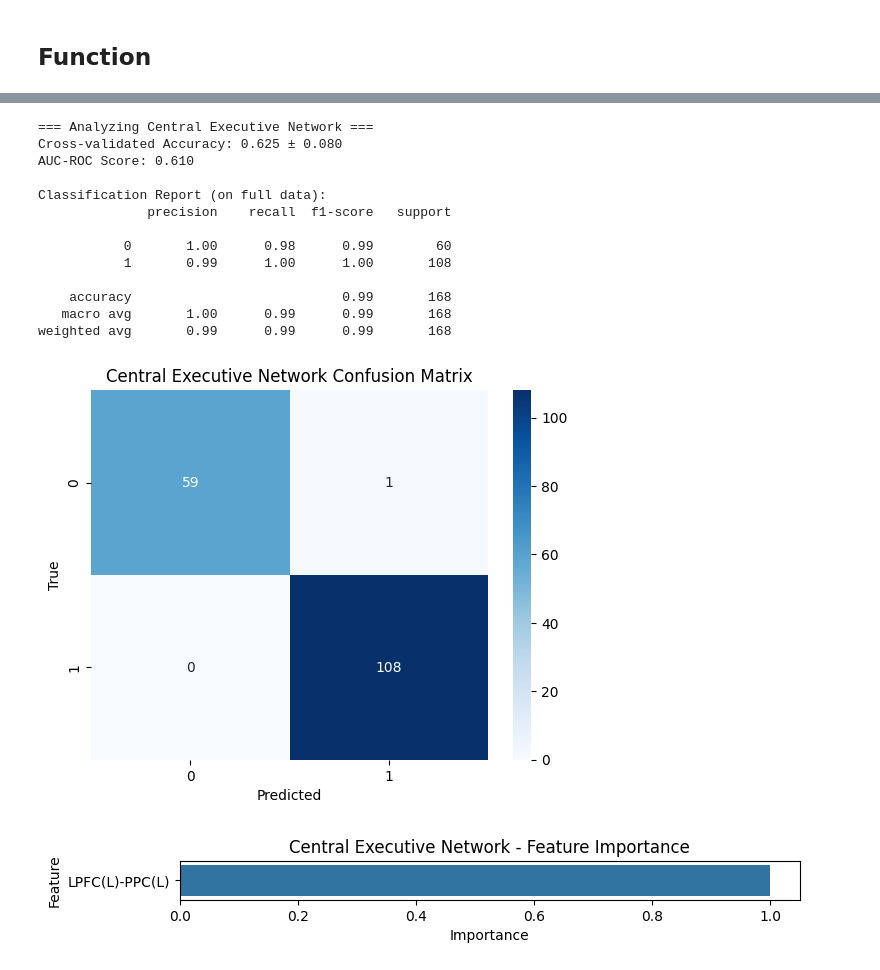
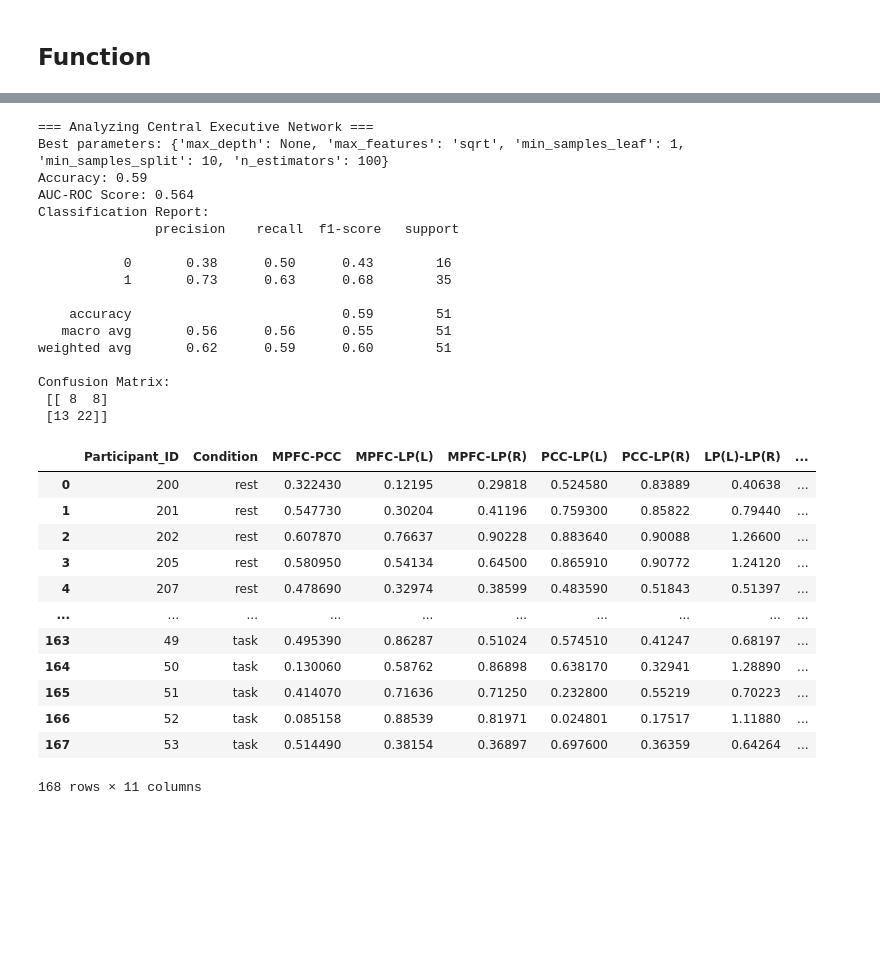
Before and after one commit to ikim318/ENGSCI700, a Jupyter notebook: results/randomForest.ipynb, the cells around one changed output, grey strips where cells are left out. Drawn from its saved outputs; the diff is of its cells as text; code cells hidden in the pictures; blank space fills up the shorter version.

```diff
--- a/results/randomForest.ipynb
+++ b/results/randomForest.ipynb
@@ -154,0 +150,33 @@ matrix_fp.head()
+# %%
+# Sensorimotor
+SenMotor_2021 = pd.read_excel('../data/Brain_networks/Network_CC/SenMotor_2021.xlsx')
+SenMotor_2022 = pd.read_excel('../data/Brain_networks/Network_CC/SenMotor_2022.xlsx')
+SenMotor_2023 = pd.read_excel('../data/Brain_networks/Network_CC/SenMotor_2023.xlsx')
+
+all_SenMotor = pd.concat([SenMotor_2021, SenMotor_2022, SenMotor_2023], ignore_index=True)
+
+SenMotor_w_info = all_SenMotor.merge(info, on='Participant_ID', how='inner')
+matrix_SenMotor = SenMotor_w_info.drop(columns=['Condition_matfile', 'Sequence_name'], inplace=False)
+matrix_SenMotor.head()
+
+# DA
+DA_2021 = pd.read_excel('../data/Brain_networks/Network_CC/DA_2021.xlsx')
+DA_2022 = pd.read_excel('../data/Brain_networks/Network_CC/DA_2022.xlsx')
+DA_2023 = pd.read_excel('../data/Brain_networks/Network_CC/DA_2023.xlsx')
+
+all_DA = pd.concat([DA_2021, DA_2022, DA_2023], ignore_index=True)
+
+DA_w_info = all_DA.merge(info, on='Participant_ID', how='inner')
+matrix_DA = DA_w_info.drop(columns=['Condition_matfile', 'Sequence_name'], inplace=False)
+matrix_DA.head()
+
+# DMN
+DMN_2021 = pd.read_excel('../data/Brain_networks/Network_CC/DMN_2021.xlsx')
+DMN_2022 = pd.read_excel('../data/Brain_networks/Network_CC/DMN_2022.xlsx')
+DMN_2023 = pd.read_excel('../data/Brain_networks/Network_CC/DMN_2023.xlsx')
+
+all_DMN = pd.concat([DMN_2021, DMN_2022, DMN_2023], ignore_index=True)
+
+DMN_w_info = all_DMN.merge(info, on='Participant_ID', how='inner')
+matrix_DMN = DMN_w_info.drop(columns=['Condition_matfile', 'Sequence_name'], inplace=False)
+matrix_DMN.head()
@@ -255,19 +314,37 @@ weighted avg       1.00      1.00      1.00       168
 # %%
 # Central Executive / Frontoparietal Network
-run_rf_analysis(X_fp, y_fp, network_name='Central Executive Network')
+run_rf(X_fp, y_fp, network_name='Central Executive Network')
 # %% [output]
 === Analyzing Central Executive Network ===
-Cross-validated Accuracy: 0.625 ± 0.080
-AUC-ROC Score: 0.610
+Best parameters: {'max_depth': None, 'max_features': 'sqrt', 'min_samples_leaf': 1, 'min_samples_split': 10, 'n_estimators': 100}
+Accuracy: 0.59
+AUC-ROC Score: 0.564
+Classification Report:
+               precision    recall  f1-score   support
 
-Classification Report (on full data):
-              precision    recall  f1-score   support
+           0       0.38      0.50      0.43        16
+           1       0.73      0.63      0.68        35
 
-           0       1.00      0.98      0.99        60
-           1       0.99      1.00      1.00       108
+    accuracy                           0.59        51
+   macro avg       0.56      0.56      0.55        51
+weighted avg       0.62      0.59      0.60        51
 
-    accuracy                           0.99       168
-   macro avg       1.00      0.99      0.99       168
-weighted avg       0.99      0.99      0.99       168
+Confusion Matrix:
+ [[ 8  8]
+ [13 22]]
-[figure, removed]
-[figure, removed]
+# %%
+matrix_DMN
+# %% [output]
+|  | Participant_ID | Condition | MPFC-PCC | MPFC-LP(L) | MPFC-LP(R) | PCC-LP(L) | PCC-LP(R) | LP(L)-LP(R) | ... |
+| 0 | 200 | rest | 0.322430 | 0.12195 | 0.29818 | 0.524580 | 0.83889 | 0.40638 | ... |
+| 1 | 201 | rest | 0.547730 | 0.30204 | 0.41196 | 0.759300 | 0.85822 | 0.79440 | ... |
+| 2 | 202 | rest | 0.607870 | 0.76637 | 0.90228 | 0.883640 | 0.90088 | 1.26600 | ... |
+| 3 | 205 | rest | 0.580950 | 0.54134 | 0.64500 | 0.865910 | 0.90772 | 1.24120 | ... |
+| 4 | 207 | rest | 0.478690 | 0.32974 | 0.38599 | 0.483590 | 0.51843 | 0.51397 | ... |
+| ... | ... | ... | ... | ... | ... | ... | ... | ... | ... |
+| 163 | 49 | task | 0.495390 | 0.86287 | 0.51024 | 0.574510 | 0.41247 | 0.68197 | ... |
+| 164 | 50 | task | 0.130060 | 0.58762 | 0.86898 | 0.638170 | 0.32941 | 1.28890 | ... |
+| 165 | 51 | task | 0.414070 | 0.71636 | 0.71250 | 0.232800 | 0.55219 | 0.70223 | ... |
+| 166 | 52 | task | 0.085158 | 0.88539 | 0.81971 | 0.024801 | 0.17517 | 1.11880 | ... |
+| 167 | 53 | task | 0.514490 | 0.38154 | 0.36897 | 0.697600 | 0.36359 | 0.64264 | ... |
+168 rows × 11 columns
```
Also changed, not shown: parts of 13 cells of this notebook, 1 other file.
